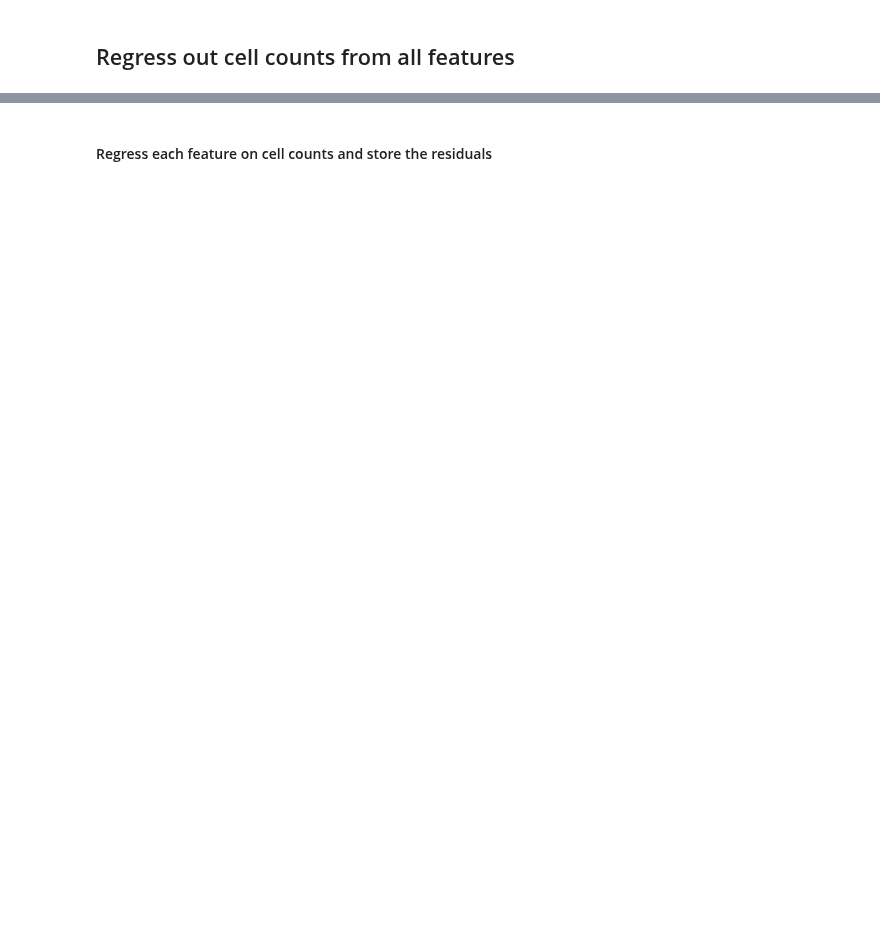
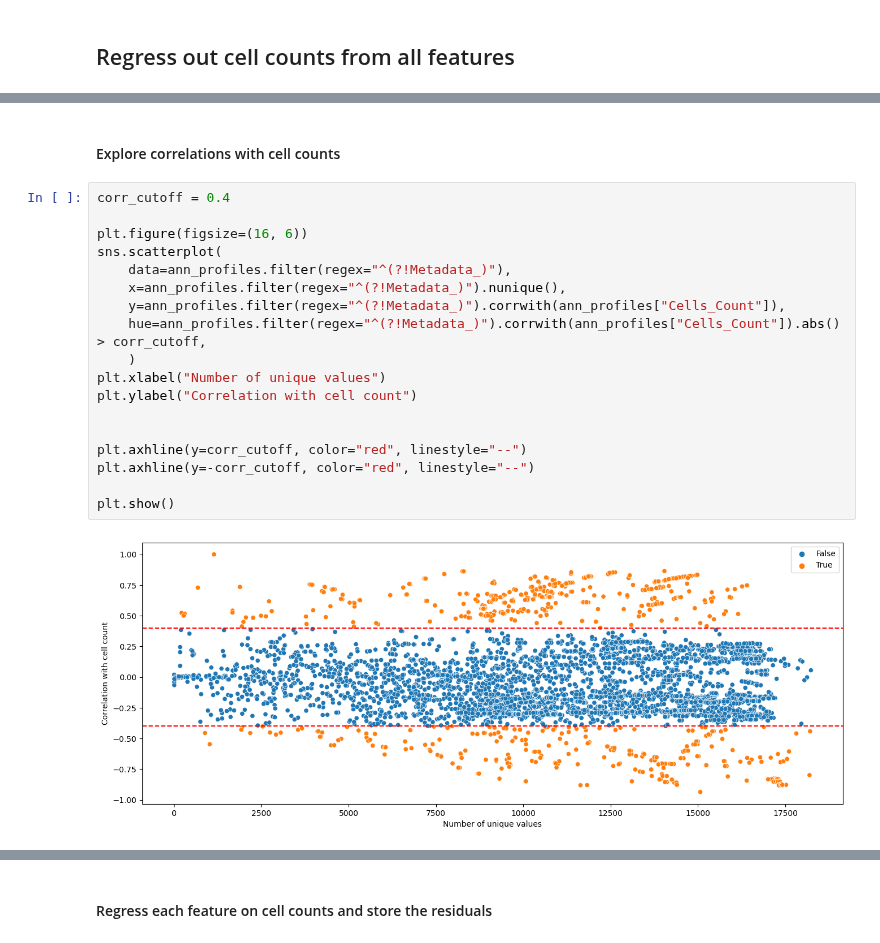
Before and after one commit to broadinstitute/position-effect-correction, a Jupyter notebook: 3.correct/5_regress_out_cell_counts.ipynb, the cells around one changed output, grey strips where cells are left out. Cells and saved outputs as stored; diff of their text form; blank space fills up the shorter version.

```diff
--- a/3.correct/5_regress_out_cell_counts.ipynb
+++ b/3.correct/5_regress_out_cell_counts.ipynb
@@ -56,0 +44,22 @@ ann_profiles
+# %% [markdown]
+#### Explore correlations with cell counts
+# %%
+corr_cutoff = 0.4
+
+plt.figure(figsize=(16, 6))
+sns.scatterplot(
+    data=ann_profiles.filter(regex="^(?!Metadata_)"),
+    x=ann_profiles.filter(regex="^(?!Metadata_)").nunique(),
+    y=ann_profiles.filter(regex="^(?!Metadata_)").corrwith(ann_profiles["Cells_Count"]),
+    hue=ann_profiles.filter(regex="^(?!Metadata_)").corrwith(ann_profiles["Cells_Count"]).abs() > corr_cutoff,
+    )
+plt.xlabel("Number of unique values")
+plt.ylabel("Correlation with cell count")
+
+
+plt.axhline(y=corr_cutoff, color="red", linestyle="--")
+plt.axhline(y=-corr_cutoff, color="red", linestyle="--")
+
+plt.show()
+# %% [output]
+[figure, added]
```
Also changed, not shown: parts of 24 cells of this notebook, 2 other files.
